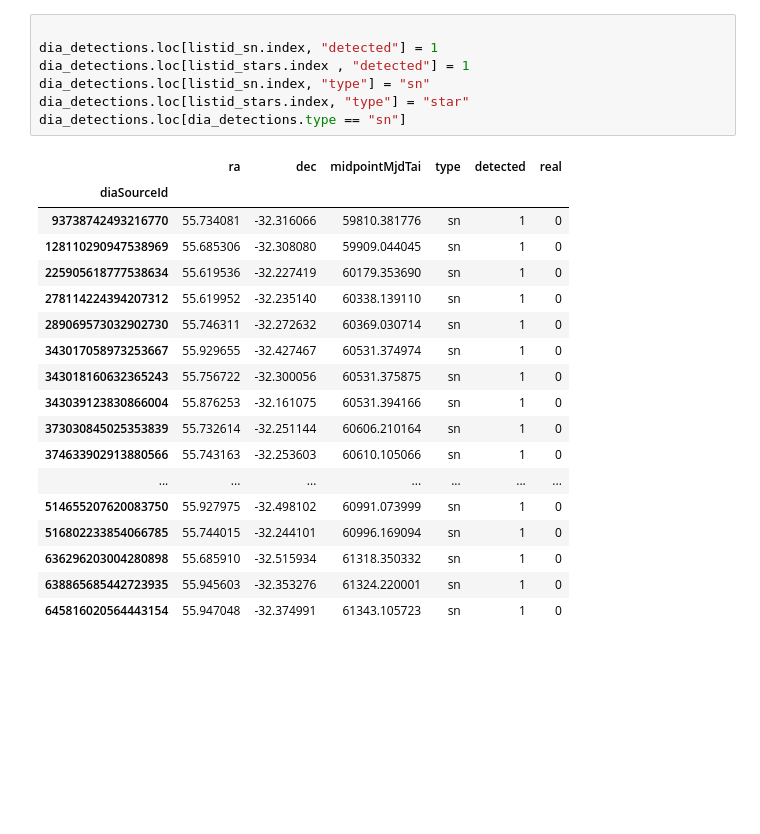
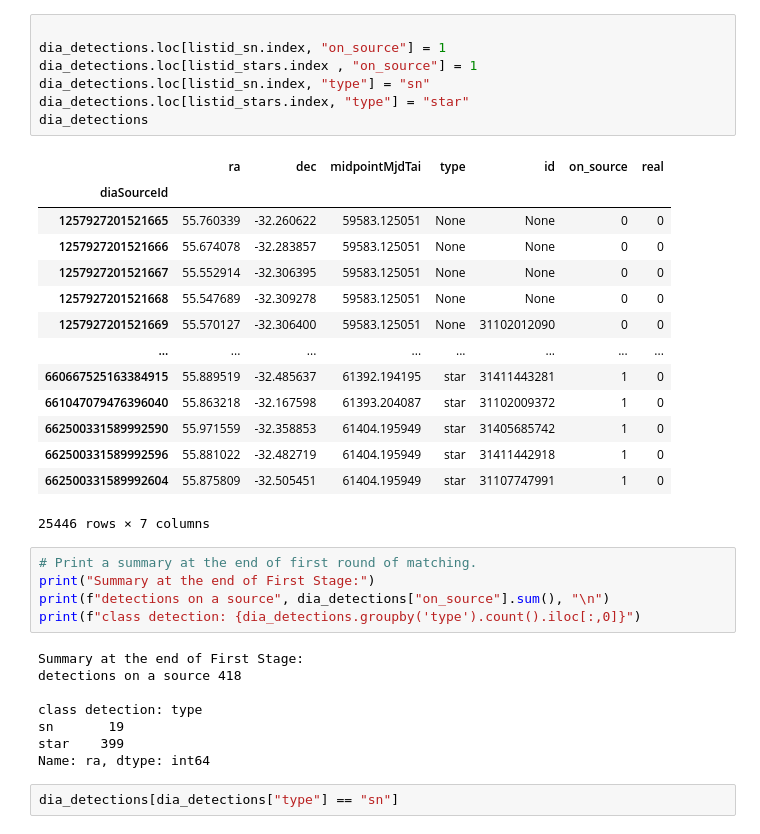
Before and after one commit to lsst-dm/ml-reliability-tools, a Jupyter notebook: bin/prototype_ground_truth_derivation.ipynb, the cells around one changed output. Drawn from its saved outputs; the diff is of its cells as text; blank space fills up the shorter version.

Commit message:
matching by id for MJD - possibly wrong leads to very few sources

```diff
--- a/bin/prototype_ground_truth_derivation.ipynb
+++ b/bin/prototype_ground_truth_derivation.ipynb
@@ -127,27 +127,38 @@ Index([484684926365466639, 484684926365466635, 141467103440928810,
 # %%
 
-dia_detections.loc[listid_sn.index, "detected"] = 1
-dia_detections.loc[listid_stars.index , "detected"] = 1
+dia_detections.loc[listid_sn.index, "on_source"] = 1
+dia_detections.loc[listid_stars.index , "on_source"] = 1
 dia_detections.loc[listid_sn.index, "type"] = "sn"
 dia_detections.loc[listid_stars.index, "type"] = "star"
-dia_detections.loc[dia_detections.type == "sn"]
+dia_detections
 # %% [output]
-|  | ra | dec | midpointMjdTai | type | detected | real |
-| diaSourceId |  |  |  |  |  |  |
-| 93738742493216770 | 55.734081 | -32.316066 | 59810.381776 | sn | 1 | 0 |
-| 128110290947538969 | 55.685306 | -32.308080 | 59909.044045 | sn | 1 | 0 |
-| 225905618777538634 | 55.619536 | -32.227419 | 60179.353690 | sn | 1 | 0 |
-| 278114224394207312 | 55.619952 | -32.235140 | 60338.139110 | sn | 1 | 0 |
-| 289069573032902730 | 55.746311 | -32.272632 | 60369.030714 | sn | 1 | 0 |
-| 343017058973253667 | 55.929655 | -32.427467 | 60531.374974 | sn | 1 | 0 |
-| 343018160632365243 | 55.756722 | -32.300056 | 60531.375875 | sn | 1 | 0 |
-| 343039123830866004 | 55.876253 | -32.161075 | 60531.394166 | sn | 1 | 0 |
-| 373030845025353839 | 55.732614 | -32.251144 | 60606.210164 | sn | 1 | 0 |
-| 374633902913880566 | 55.743163 | -32.253603 | 60610.105066 | sn | 1 | 0 |
-| ... | ... | ... | ... | ... | ... | ... |
-| 514655207620083750 | 55.927975 | -32.498102 | 60991.073999 | sn | 1 | 0 |
-| 516802233854066785 | 55.744015 | -32.244101 | 60996.169094 | sn | 1 | 0 |
-| 636296203004280898 | 55.685910 | -32.515934 | 61318.350332 | sn | 1 | 0 |
-| 638865685442723935 | 55.945603 | -32.353276 | 61324.220001 | sn | 1 | 0 |
-| 645816020564443154 | 55.947048 | -32.374991 | 61343.105723 | sn | 1 | 0 |
+|  | ra | dec | midpointMjdTai | type | id | on_source | real |
+| diaSourceId |  |  |  |  |  |  |  |
+| 1257927201521665 | 55.760339 | -32.260622 | 59583.125051 | None | None | 0 | 0 |
+| 1257927201521666 | 55.674078 | -32.283857 | 59583.125051 | None | None | 0 | 0 |
+| 1257927201521667 | 55.552914 | -32.306395 | 59583.125051 | None | None | 0 | 0 |
+| 1257927201521668 | 55.547689 | -32.309278 | 59583.125051 | None | None | 0 | 0 |
+| 1257927201521669 | 55.570127 | -32.306400 | 59583.125051 | None | 31102012090 | 0 | 0 |
+| ... | ... | ... | ... | ... | ... | ... | ... |
+| 660667525163384915 | 55.889519 | -32.485637 | 61392.194195 | star | 31411443281 | 1 | 0 |
+| 661047079476396040 | 55.863218 | -32.167598 | 61393.204087 | star | 31102009372 | 1 | 0 |
+| 662500331589992590 | 55.971559 | -32.358853 | 61404.195949 | star | 31405685742 | 1 | 0 |
+| 662500331589992596 | 55.881022 | -32.482719 | 61404.195949 | star | 31411442918 | 1 | 0 |
+| 662500331589992604 | 55.875809 | -32.505451 | 61404.195949 | star | 31107747991 | 1 | 0 |
+25446 rows × 7 columns
+# %%
+# Print a summary at the end of first round of matching.
+print("Summary at the end of First Stage:")
+print(f"detections on a source", dia_detections["on_source"].sum(), "\n")
+print(f"class detection: {dia_detections.groupby('type').count().iloc[:,0]}")
+# %% [output]
+Summary at the end of First Stage:
+detections on a source 418
+
+class detection: type
+sn       19
+star    399
+Name: ra, dtype: int64
+# %%
+dia_detections[dia_detections["type"] == "sn"]
 # %%
```
Also changed, not shown: parts of 6 cells of this notebook.
